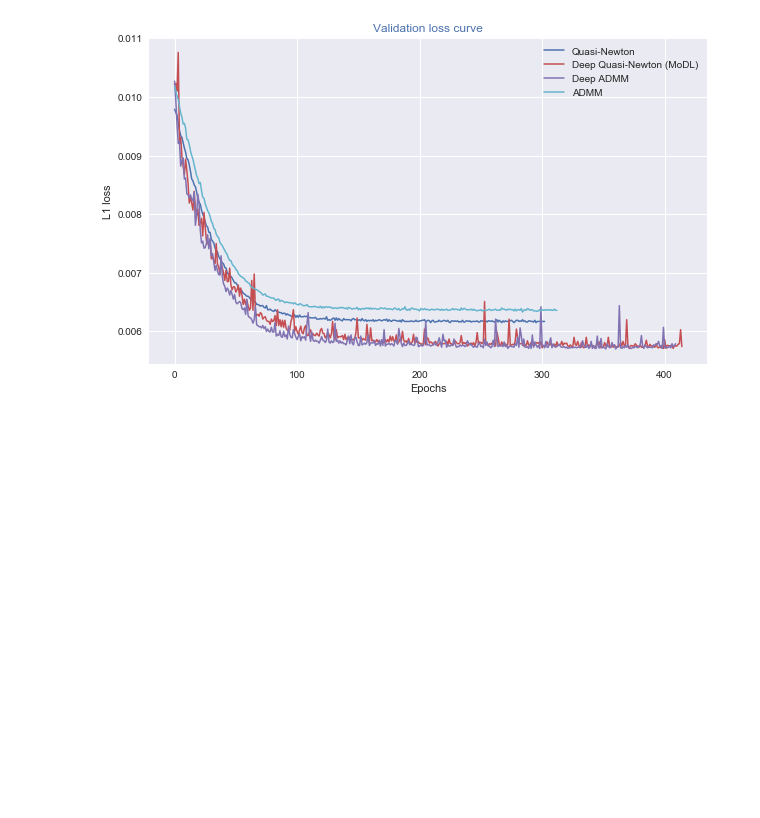
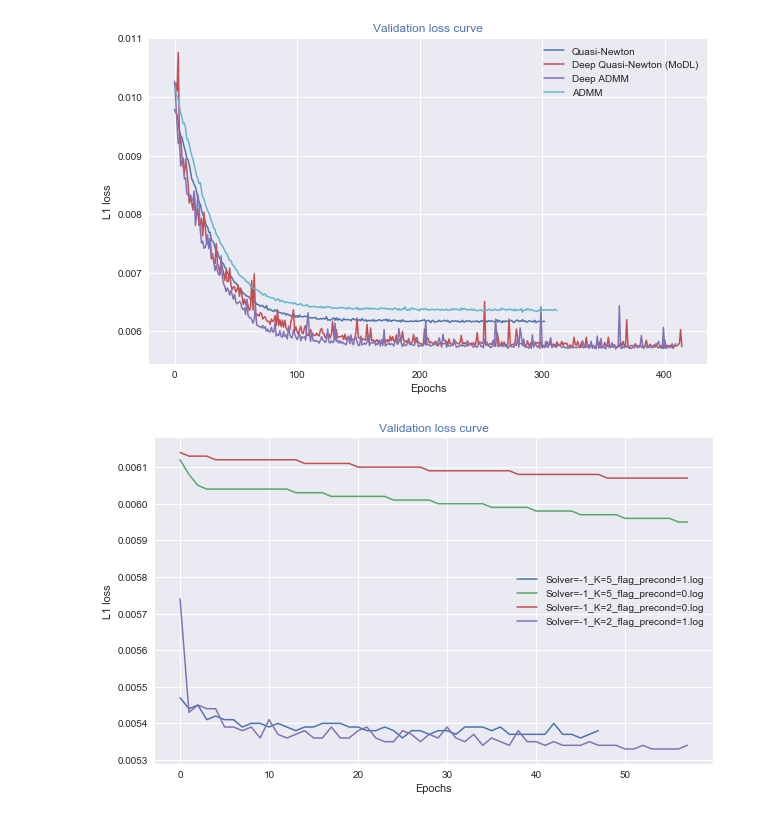
Before and after one commit to Jinwei1209/LARO, a Jupyter notebook: loss_plot.ipynb, the cells around one changed output. Drawn from its saved outputs; the diff is of its cells as text; code cells hidden in the pictures; blank space fills up the shorter version.

```diff
--- a/loss_plot.ipynb
+++ b/loss_plot.ipynb
@@ -59,3 +59,31 @@ plt.ylabel('L1 loss')
 plt.savefig('plot.png', dpi=600)
 # %% [output]
 [figure]
+# %%
+dict_lablels = {
+  '-3': 'Solver=-1_K=5_flag_precond=1.log',
+  '-2': 'Solver=-1_K=5_flag_precond=0.log',
+  '-1': 'Solver=-1_K=2_flag_precond=0.log',
+   '0': 'Solver=-1_K=2_flag_precond=1.log'
+}
+
+mpl.style.use('seaborn')
+fig, ax = plt.subplots(figsize=(10, 6))
+
+for label in range(-3, 1):
+    File_object = open('logs_plot_precond/'+dict_lablels[str(label)], 'r')
+    Loss_string = File_object.readlines()
+    Loss_val = []
+    for i in range(1, len(Loss_string)//2-1):
+        loss_line = Loss_string[i*2]
+        Loss_val.append(float(loss_line[-1-7:-1]))
+    ax.plot(Loss_val, 'C'+str(label+3), label=dict_lablels[str(label)], linewidth=1.5)
+    ax.legend()
+ax.set_title('Validation loss curve', color='C0')
+plt.xlabel('Epochs')
+plt.ylabel('L1 loss')
+plt.show()
+
+# plt.savefig('plot.png', dpi=600)
+# %% [output]
+[figure, added]
```
Also changed, not shown: 6 other files.
